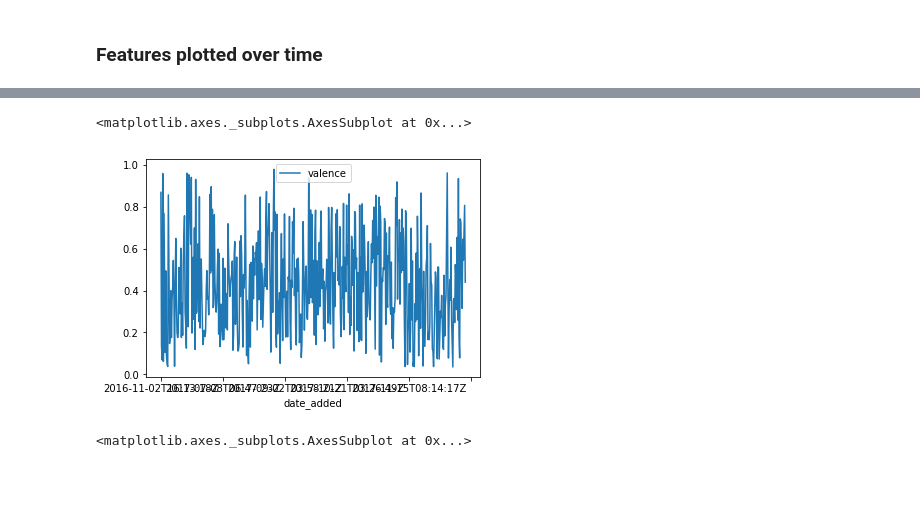
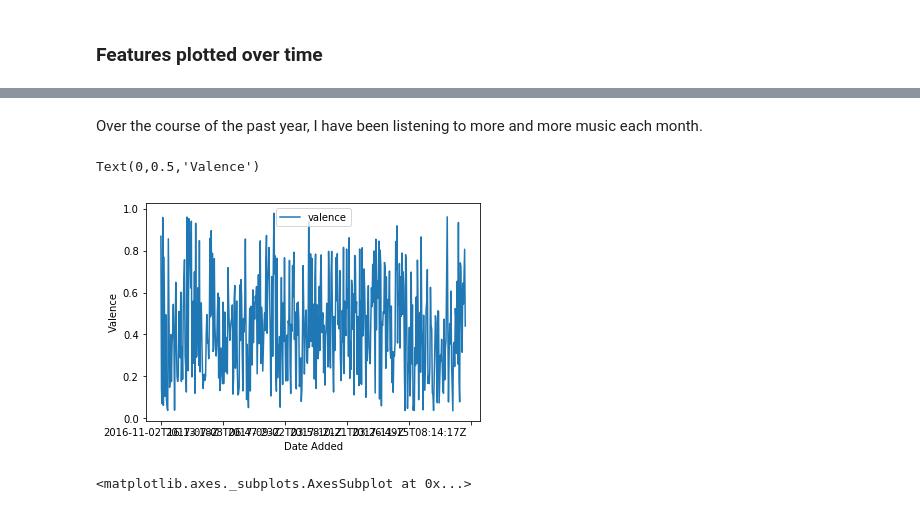
Before and after one commit to rileynwong/spotify-analysis, a Jupyter notebook: Data-Analysis.ipynb, the cells around one changed output, grey strips where cells are left out. Drawn from its saved outputs; the diff is of its cells as text; code cells hidden in the pictures; blank space fills up the shorter version.

```diff
--- a/Data-Analysis.ipynb
+++ b/Data-Analysis.ipynb
@@ -203,6 +211,10 @@ other stronger correlations:
+# %% [markdown]
+Over the course of the past year, I have been listening to more and more music each month.
 # %%
-data[['date_added','valence']].set_index('date_added').plot()
+ax = data[['date_added','valence']].set_index('date_added').plot()
+ax.set_xlabel('Date Added')
+ax.set_ylabel('Valence')
 # %% [output]
-<matplotlib.axes._subplots.AxesSubplot at 0x...>
+Text(0,0.5,'Valence')
-[figure, old version]
+[figure, new version]
 # %%
```
Also changed, not shown: parts of 12 cells of this notebook, 1 other file.
